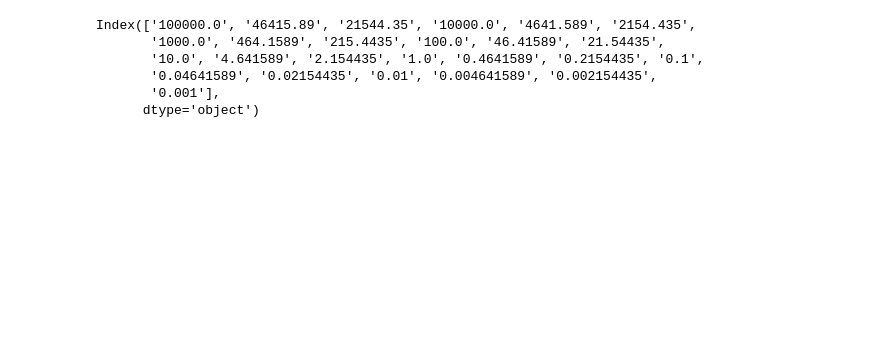
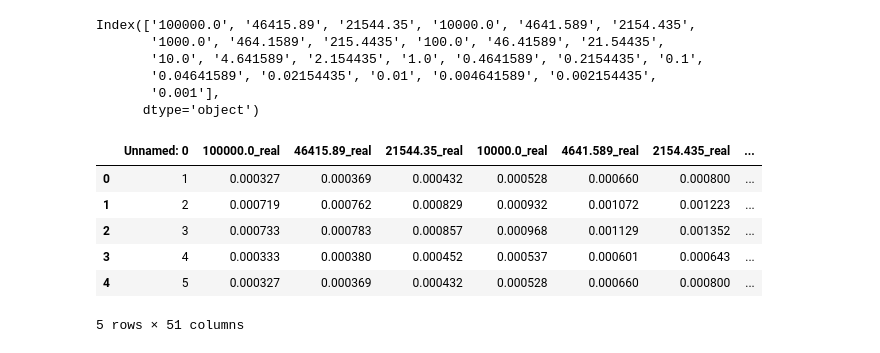
Before and after one commit to BeckResearchLab/Neuralizer, a Jupyter notebook: neuralizer/Real_data.ipynb, the cells around one changed output. Saved outputs shown, nothing was run; the diff lists cells and outputs as text; code cells hidden in the pictures; blank space fills up the shorter version.

```diff
--- a/neuralizer/Real_data.ipynb
+++ b/neuralizer/Real_data.ipynb
@@ -74,13 +41,23 @@ frequencies = Z.columns
-# %%
-frequencies
-# %% [output]
-Index(['100000.0', '46415.89', '21544.35', '10000.0', '4641.589', '2154.435',
-       '1000.0', '464.1589', '215.4435', '100.0', '46.41589', '21.54435',
-       '10.0', '4.641589', '2.154435', '1.0', '0.4641589', '0.2154435', '0.1',
-       '0.04641589', '0.02154435', '0.01', '0.004641589', '0.002154435',
-       '0.001'],
-      dtype='object')
+# %%
+f
+# %% [output]
+Index(['100000.0', '46415.89', '21544.35', '10000.0', '4641.589', '2154.435',
+       '1000.0', '464.1589', '215.4435', '100.0', '46.41589', '21.54435',
+       '10.0', '4.641589', '2.154435', '1.0', '0.4641589', '0.2154435', '0.1',
+       '0.04641589', '0.02154435', '0.01', '0.004641589', '0.002154435',
+       '0.001'],
+      dtype='object')
 # %%
 Z_csv = pd.read_csv('38800-Z.csv')
+# %%
+Z_csv.head()
+# %% [output]
+|  | Unnamed: 0 | 100000.0_real | 46415.89_real | 21544.35_real | 10000.0_real | 4641.589_real | 2154.435_real | ... |
+| 0 | 1 | 0.000327 | 0.000369 | 0.000432 | 0.000528 | 0.000660 | 0.000800 | ... |
+| 1 | 2 | 0.000719 | 0.000762 | 0.000829 | 0.000932 | 0.001072 | 0.001223 | ... |
+| 2 | 3 | 0.000733 | 0.000783 | 0.000857 | 0.000968 | 0.001129 | 0.001352 | ... |
+| 3 | 4 | 0.000333 | 0.000380 | 0.000452 | 0.000537 | 0.000601 | 0.000643 | ... |
+| 4 | 5 | 0.000327 | 0.000369 | 0.000432 | 0.000528 | 0.000660 | 0.000800 | ... |
+5 rows × 51 columns
 # %%
 data_sep = {}
```
Also changed, not shown: parts of 12 cells of this notebook, 2 other files.
